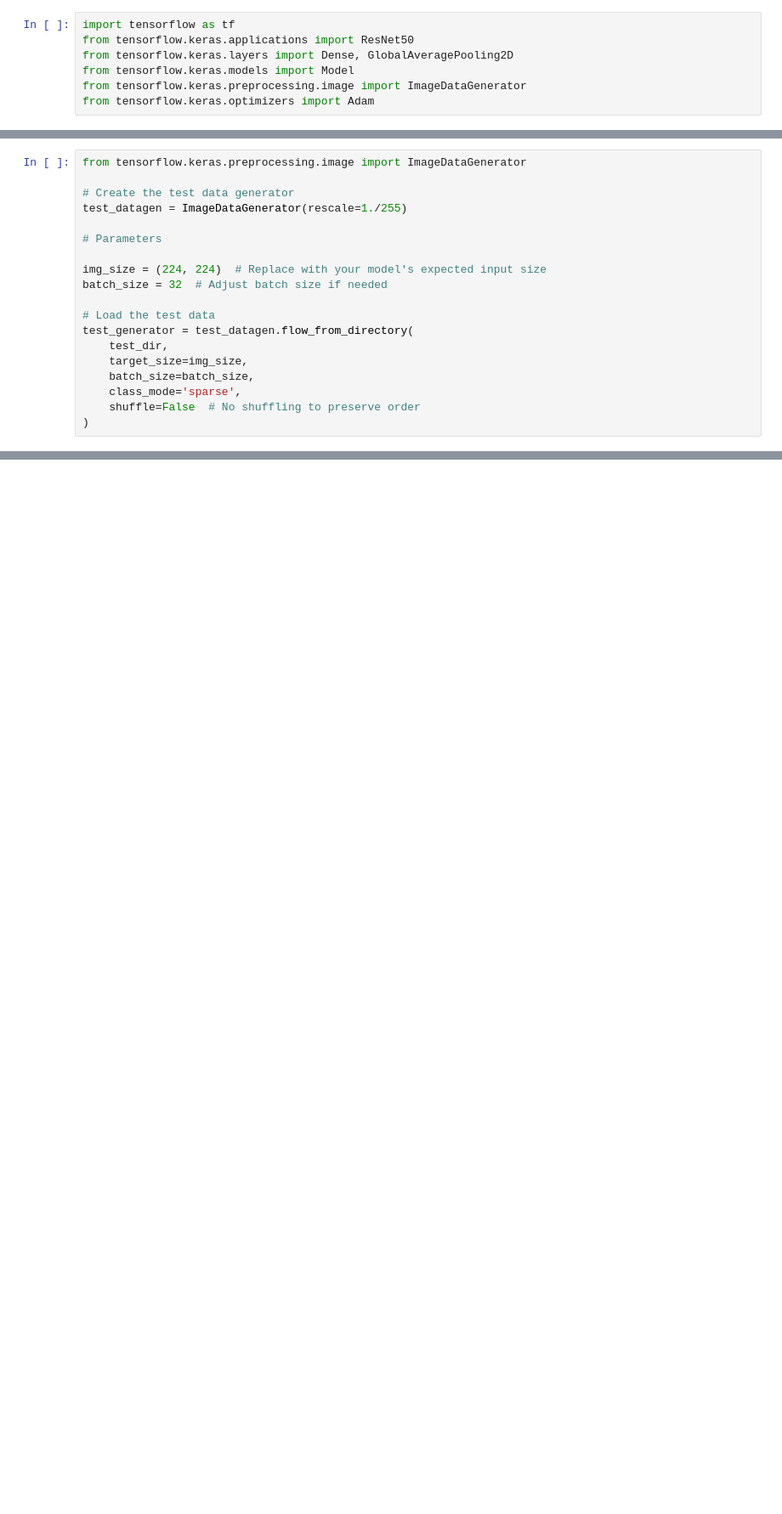
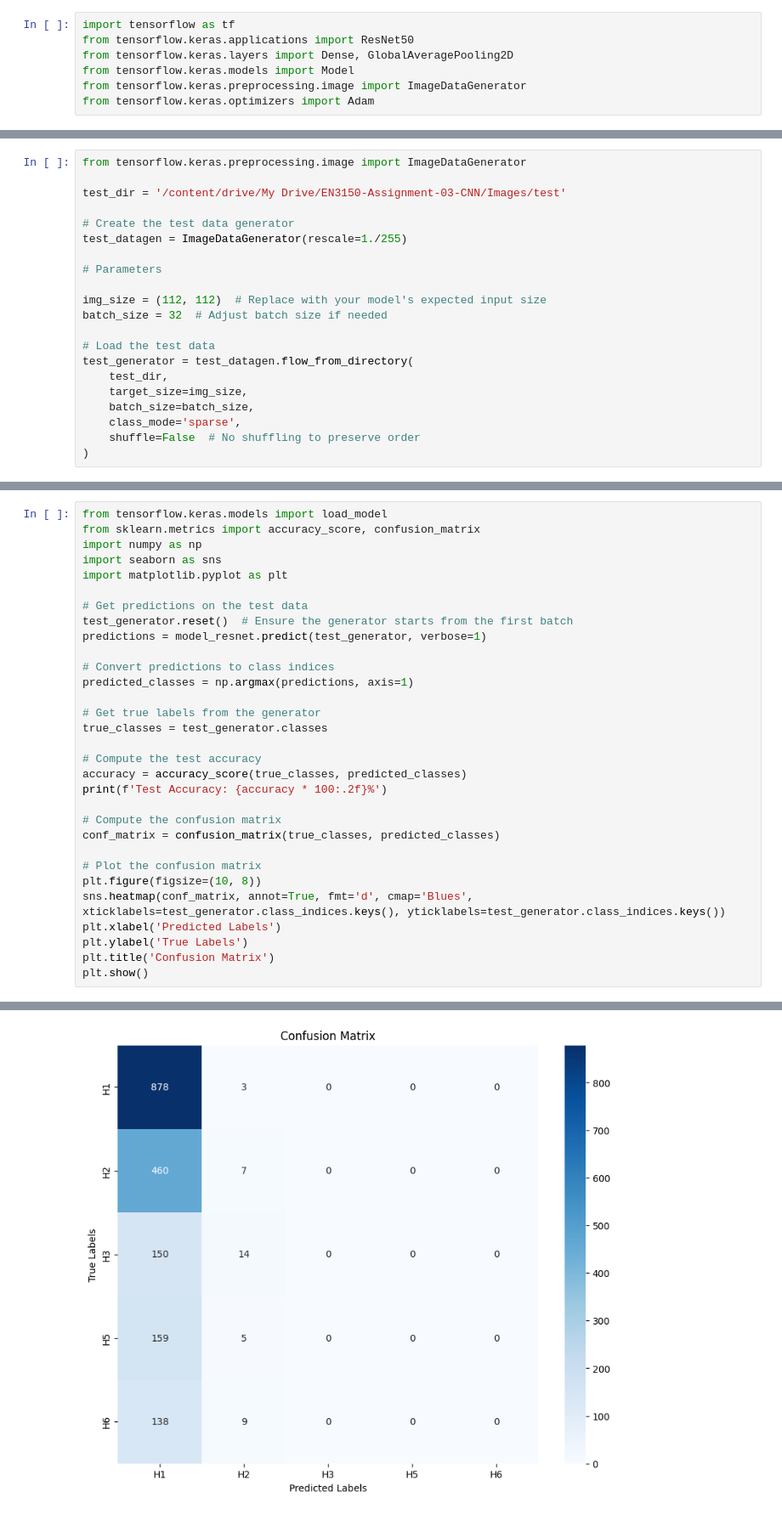
Before and after one commit to InduwaraGayashan001/EN3150-Assignment-03-CNN, a Jupyter notebook: Assignment_03_Neural_Nexus_Part_02.ipynb, the cells around one changed output, grey strips where cells are left out. Shown at 85% size. Cells and saved outputs as stored; diff of their text form; blank space fills up the shorter version.

```diff
--- a/Assignment_03_Neural_Nexus_Part_02.ipynb
+++ b/Assignment_03_Neural_Nexus_Part_02.ipynb
@@ -105,12 +119,14 @@ plt.show()
 # %%
 from tensorflow.keras.preprocessing.image import ImageDataGenerator
+
+test_dir = '/content/drive/My Drive/EN3150-Assignment-03-CNN/Images/test'
 
 # Create the test data generator
 test_datagen = ImageDataGenerator(rescale=1./255)
 
 # Parameters
 
-img_size = (224, 224)  # Replace with your model's expected input size
+img_size = (112, 112)  # Replace with your model's expected input size
 batch_size = 32  # Adjust batch size if needed
 
 # Load the test data
@@ -123,0 +166,32 @@ test_generator = test_datagen.flow_from_directory(
+# %%
+from tensorflow.keras.models import load_model
+from sklearn.metrics import accuracy_score, confusion_matrix
+import numpy as np
+import seaborn as sns
+import matplotlib.pyplot as plt
+
+# Get predictions on the test data
+test_generator.reset()  # Ensure the generator starts from the first batch
+predictions = model_resnet.predict(test_generator, verbose=1)
+
+# Convert predictions to class indices
+predicted_classes = np.argmax(predictions, axis=1)
+
+# Get true labels from the generator
+true_classes = test_generator.classes
+
+# Compute the test accuracy
+accuracy = accuracy_score(true_classes, predicted_classes)
+print(f'Test Accuracy: {accuracy * 100:.2f}%')
+
+# Compute the confusion matrix
+conf_matrix = confusion_matrix(true_classes, predicted_classes)
+
+# Plot the confusion matrix
+plt.figure(figsize=(10, 8))
+sns.heatmap(conf_matrix, annot=True, fmt='d', cmap='Blues', xticklabels=test_generator.class_indices.keys(), yticklabels=test_generator.class_indices.keys())
+plt.xlabel('Predicted Labels')
+plt.ylabel('True Labels')
+plt.title('Confusion Matrix')
+plt.show()
+# %% [output]
@@ -123,0 +200 @@ test_generator = test_datagen.flow_from_directory(
+[figure, added]
```
Also changed, not shown: parts of 8 cells of this notebook.
